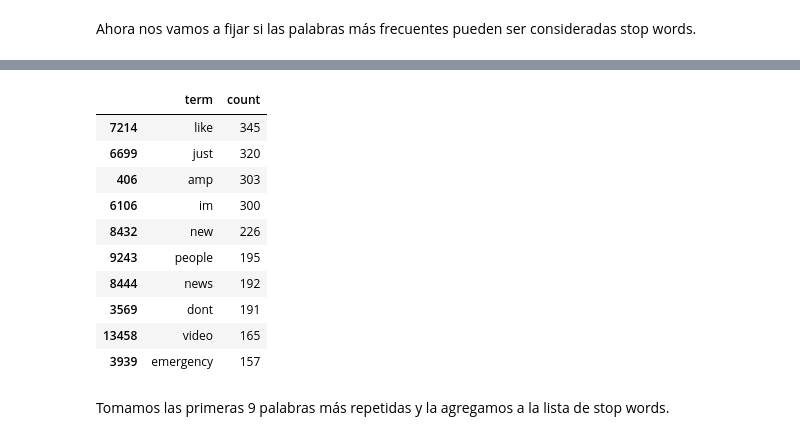
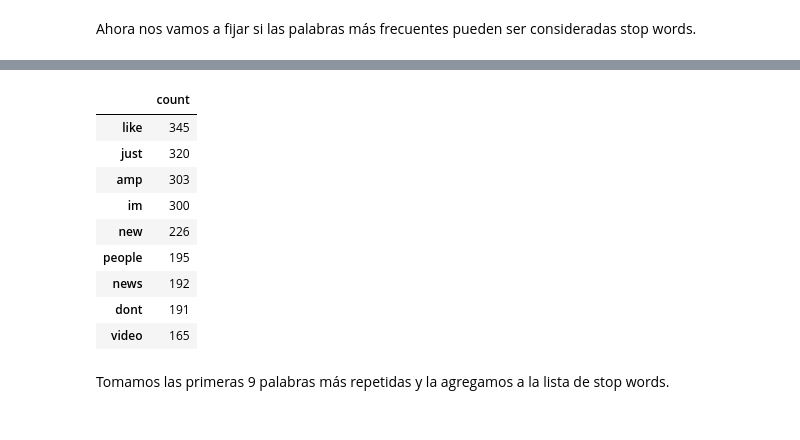
Before and after one commit to ffelfis/Orga_Datos_TPs, a Jupyter notebook: TP1/nb_Facundo.ipynb, the cells around one changed output, grey strips where cells are left out. Drawn from its saved outputs; the diff is of its cells as text; code cells hidden in the pictures.

```diff
--- a/TP1/nb_Facundo.ipynb
+++ b/TP1/nb_Facundo.ipynb
@@ -243,7 +243,6 @@ cv = CountVectorizer(stop_words='english')
 data_cv = cv.fit_transform([text_raw])
 data_dtm = pd.DataFrame(data_cv.toarray(), columns=cv.get_feature_names())
 data_dtm = data_dtm.T
-data_dtm.reset_index(inplace=True)
 
-data_dtm.columns
+data_dtm
 # %% [output]
@@ -251,21 +262,20 @@ Index(['index', 0], dtype='object')
 # %%
-# Se renombran las columnas.
-data_dtm.rename(columns={'index':'term', 0:'count'}, inplace=True)
+# Se renombran la columna.
+data_dtm.rename(columns={0:'count'}, inplace=True)
 # Se toman las primeras 10 palabras con mayor frecuencia.
-top_words = data_dtm.sort_values(by='count', ascending=False).head(10)
+top_words = data_dtm.sort_values(by='count', ascending=False).head(9)
 top_words
 # %% [output]
-|  | term | count |
-| 7214 | like | 345 |
-| 6699 | just | 320 |
-| 406 | amp | 303 |
-| 6106 | im | 300 |
-| 8432 | new | 226 |
-| 9243 | people | 195 |
-| 8444 | news | 192 |
-| 3569 | dont | 191 |
-| 13458 | video | 165 |
-| 3939 | emergency | 157 |
+|  | count |
+| like | 345 |
+| just | 320 |
+| amp | 303 |
+| im | 300 |
+| new | 226 |
+| people | 195 |
+| news | 192 |
+| dont | 191 |
+| video | 165 |
 # %% [markdown]
 Tomamos las primeras 9 palabras más repetidas y la agregamos a la lista de stop words.
 # %%
```
Also changed, not shown: parts of 10 cells of this notebook, 1 other file.
